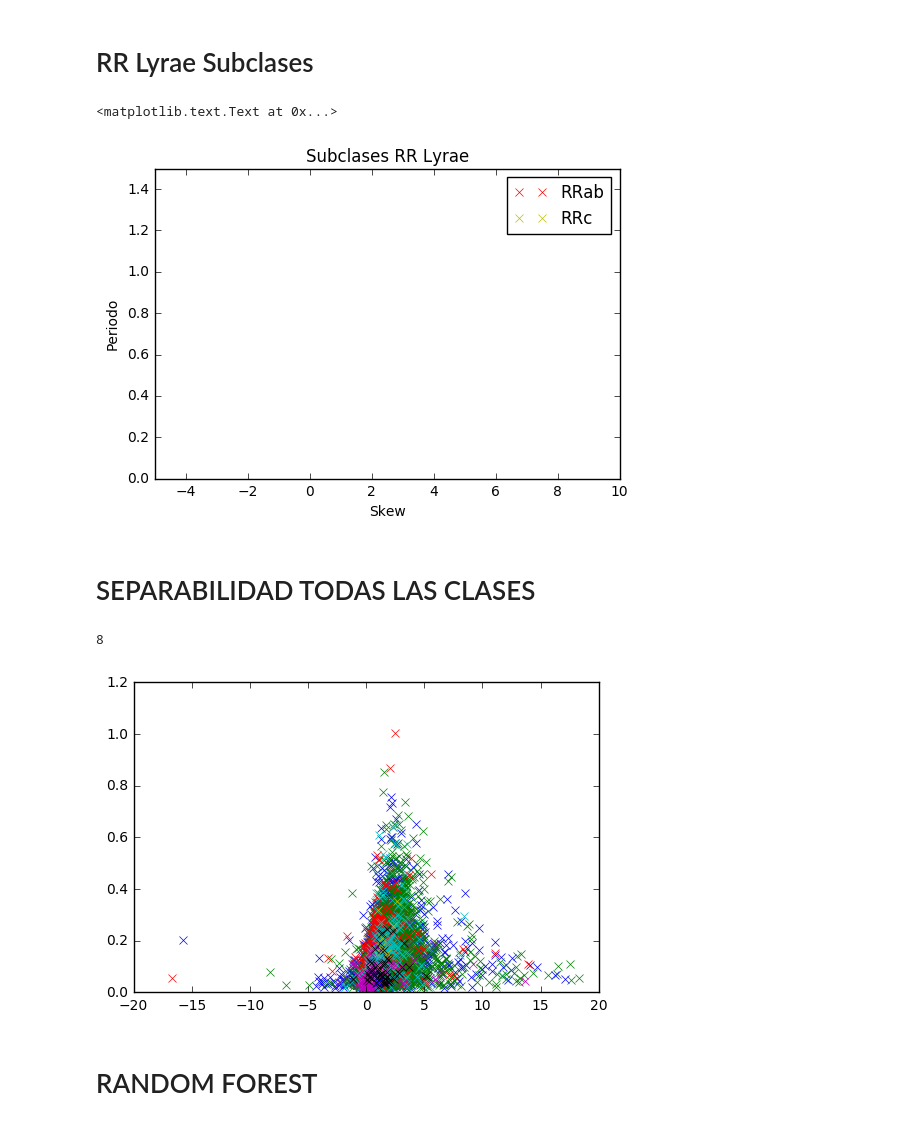
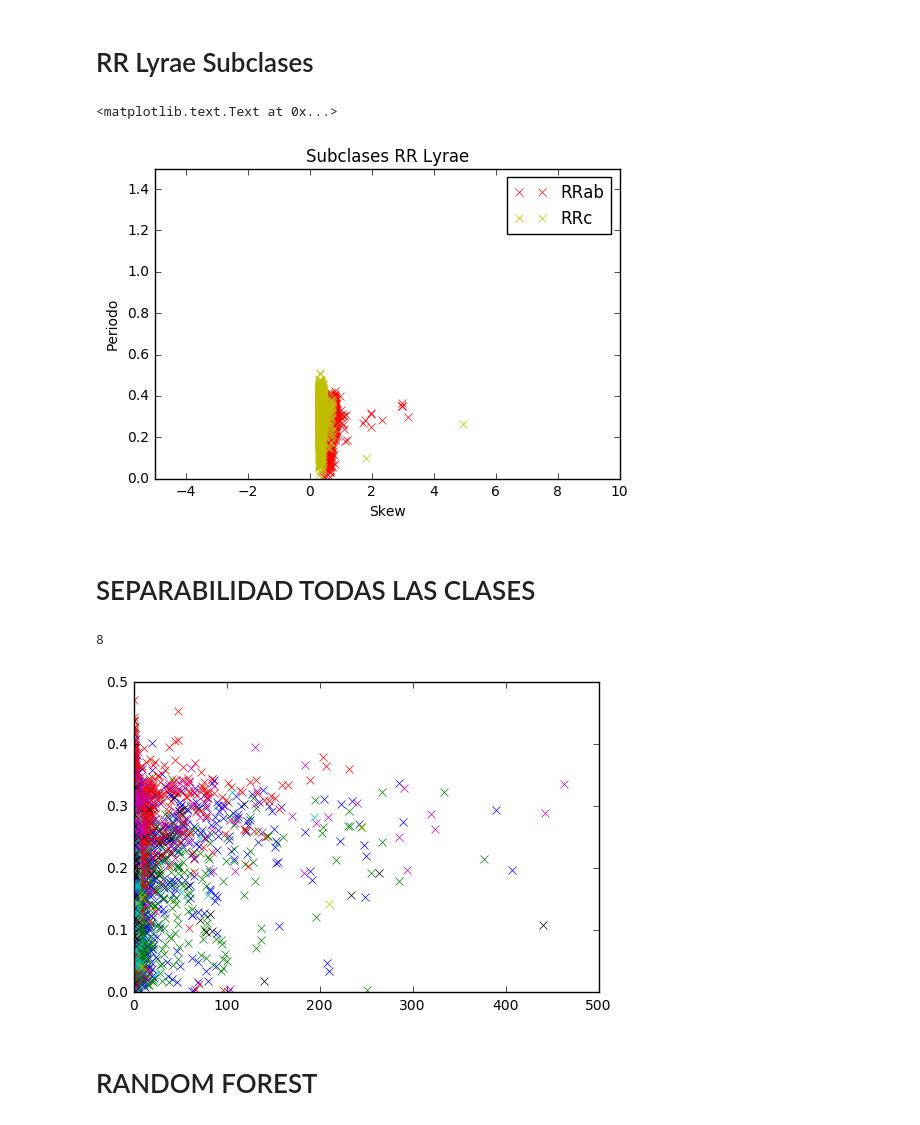
Before and after one commit to nicolasencina/Inteligencia_Proyecto, a Jupyter notebook: Preprocesamiento.ipynb, the cells around one changed output. Drawn from its saved outputs; the diff is of its cells as text; code cells hidden in the pictures.

```diff
--- a/Preprocesamiento.ipynb
+++ b/Preprocesamiento.ipynb
@@ -202,11 +431,12 @@ directory1 = 'dataset/'
 stars_not_found = 0
 
 clases = os.listdir(directory1)
+count = 0
 
 for clase in clases:
     directory2 = directory1+clase+"/"
     subclases = os.listdir(directory2)
-
+    print "Starting with a new folder"
     for carpeta in subclases:
         directory=directory2+carpeta+"/"
         for name in os.listdir(directory):
@@ -220,6 +450,9 @@ for clase in clases:
                     except (KeyError, IOError) as e:
                         stars_not_found += 1
                 row_counter += 1
+                if ((count%1000) == 0):
+                    print count
+                count = count + 1
 
 print "Estrellas no encontradas en el cross-match:"
 print stars_not_found
@@ -227,9 +460,14 @@ print stars_not_found
 
 
 import pickle
-nombre_archivo = "CHANGE_THIS.p"
+nombre_archivo = "final_features.p"
 pickle.dump( features_matrix , open( nombre_archivo , "wb" ) )
 
 # caracteristicas.p es la versión inicial, con carcterísticas en el rojo y azul
 # newfeatures1.p posee kurtosis, quartil 31, Stetson_k, Eta y Cusum agregados, pero sólo en el canal rojo
+# azulFeatures.p posee las mismas que newfeatures1.p, pero en el azul, y sin B-R y periodo, tampoco slope_trend:
+#    EN ESTE ULTIMO SE INCLUYÓ EL LABEL PARA VER SI LAS CARACTERISTICAS ESTABAN EN EL MISMO ORDEN
+
+# red_periodics posee: [[label, Red_phase_eta, Red_slope_per10, Red_slope_per90,Red_phase_cusum, \
+                      #Red_amplitude, Red_r21, Red_r31, Red_f_phase, Red_phi21, Red_phi31]])
 # %% [output]
@@ -239,10 +492,10 @@ Estrellas no encontradas en el cross-match:
 # Separabilidad clases (EB, Cefeidas, RR Lyrae)
 # %%
 import pickle
-caracteristicas = pickle.load( open( "caracteristicas.p", "rb" ) )
+caracteristicas = pickle.load( open( "final_features.p", "rb" ) )
 
-feature_1 = 1
-feature_2 = 10
+feature_1 = 48
+feature_2 = 35
 
 RR_feature_1 = []
 RR_feature_2 = []
@@ -268,13 +521,13 @@ for j in range(len(caracteristicas[:,0])):
         #[label, Red_mean, Red_std, Red_MagRatio, Red_amplitude, Blue_mean, Blue_std,
         #Blue_MagRatio, Blue_amplitude, period]
 
-p1, = plt.plot(EB_feature_1, EB_feature_2 , 'x', color='b')
-p2, = plt.plot(Ceph_feature_1, Ceph_feature_2 , 'x', color='y') ##g^
-p3, = plt.plot(RR_feature_1, RR_feature_2 , 'x', color='r')
-plt.axis([12,22, 0, 20])
+p1, = plt.plot(EB_feature_1, EB_feature_2 , 'o', color='b')
+p2, = plt.plot(Ceph_feature_1, Ceph_feature_2 , 'o', color='y') ##g^
+p3, = plt.plot(RR_feature_1, RR_feature_2 , 'o', color='r')
+plt.axis([-1,10, 0, .6])
 plt.xlabel("Magnitude Ratio")
 plt.ylabel("Periodo")
 
-plt.legend([ p1, p2, p3], ["Ecilpsantes" ,"Cefeidas", "RR Lyrae"])
+plt.legend([ p1, p2, p3], ["Eclipsantes" ,"Cefeidas", "RR Lyrae"])
 # %% [output]
 <matplotlib.legend.Legend at 0x...>
@@ -283,10 +536,10 @@ plt.legend([ p1, p2, p3], ["Ecilpsantes" ,"Cefeidas", "RR Lyrae"])
 # RR Lyrae Subclases
 # %%
 import pickle
-caracteristicas = pickle.load( open( "caracteristicas.p", "rb" ) )
+caracteristicas = pickle.load( open( "final_features.p", "rb" ) )
 
-feature_1 = 3
-feature_2 = 9
+feature_1 = 48
+feature_2 = 35
 
 RRab_feature_1 = []
 RRab_feature_2 = []
@@ -321,7 +574,7 @@ plt.title("Subclases RR Lyrae")
         #Blue_MagRatio, Blue_amplitude, period]
 # %% [output]
 <matplotlib.text.Text at 0x...>
-[figure, old version]
+[figure, new version]
 # %% [markdown]
 # SEPARABILIDAD TODAS LAS CLASES
 # %%
@@ -344,7 +597,9 @@ for element in subclass:
         Cefeids_subclases.append(element)
 # %%
 import pickle
-caracteristicas = pickle.load( open( "caracteristicas.p", "rb" ) )
+
+nombre_archivo_load = "final_features.p"
+caracteristicas = pickle.load( open( nombre_archivo_load , "rb" ) )
 
 def list_of_lists(size):
     new_list=[]
@@ -352,8 +607,8 @@ def list_of_lists(size):
         new_list.append([])
     return new_list
 
-feature_1 = 5
-feature_2 = 10
+feature_1 = 48
+feature_2 = 35
 
 subclases=EB_subclases
 #def sub_class_features(caracteristicas, subclases, feature_1, feature_2):
@@ -373,33 +628,33 @@ for j in range(len(caracteristicas[:,0])):
 
 #    return [subclases_features_1, subclases_features_2, c]
 
 print len(subclases_features_1)
 #subclases=Cefeids_subclases
 #results = sub_class_features(caracteristicas, subclases, feature_1, feature_2)
 #print results[2]
 
 ft1 = subclases_features_1
 ft2 = subclases_features_2
 
 a, = plt.plot(ft1[0], ft2[0] , 'x')
 b, = plt.plot(ft1[1], ft2[1] , 'x')
 c, = plt.plot(ft1[2], ft2[2] , 'x')
 d, = plt.plot(ft1[3], ft2[3] , 'x')
 e, = plt.plot(ft1[4], ft2[4] , 'x')
 f, = plt.plot(ft1[5], ft2[5] , 'x')
 g, = plt.plot(ft1[6], ft2[6] , 'x')
 h, = plt.plot(ft1[7], ft2[7] , 'x')
 
 #plt.axis([0,1, 0, 1.5])
 
 #plt.xlabel("Skew")
 #plt.ylabel("Periodo")
 #plt.legend([ ab, c], ["RRab","RRc"])
 #plt.title("Subclases RR Lyrae")
         #[label, Red_mean, Red_std, Red_MagRatio, Red_amplitude, Blue_mean, Blue_std,
         #Blue_MagRatio, Blue_amplitude, period]
 # %% [output]
 8
-[figure, old version]
+[figure, new version]
 # %% [markdown]
 # RANDOM FOREST
```
Also changed, not shown: parts of 13 cells of this notebook.
